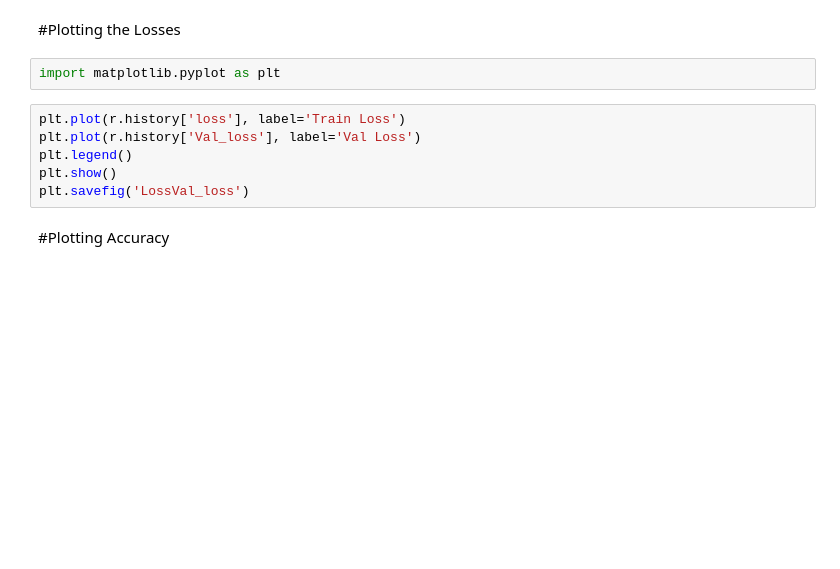
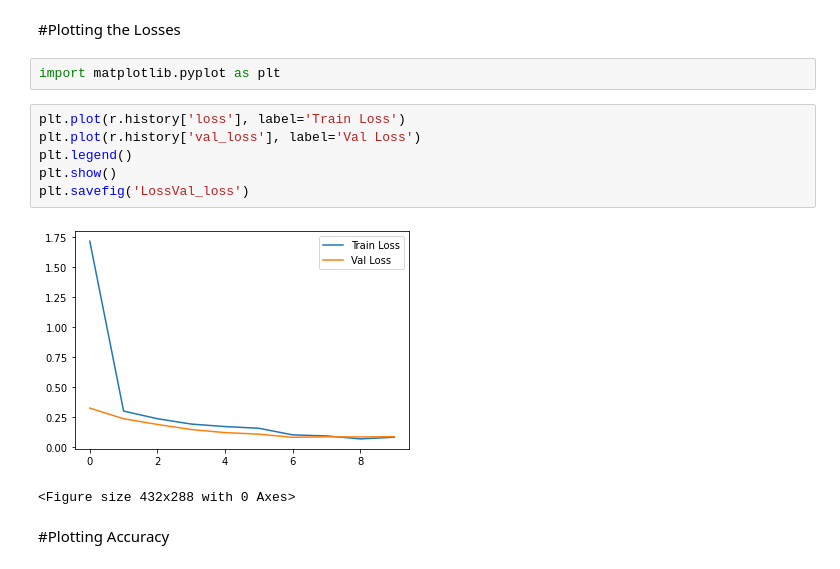
Before and after one commit to artificialcoder02/Vgg16_Image_Classifier, a Jupyter notebook: vgg16_Classifier.ipynb, the cells around one changed output. Cells and saved outputs as stored; diff of their text form; blank space fills up the shorter version.

```diff
--- a/vgg16_Classifier.ipynb
+++ b/vgg16_Classifier.ipynb
@@ -242,10 +251,13 @@ Epoch 6/10
 import matplotlib.pyplot as plt
 # %%
 plt.plot(r.history['loss'], label='Train Loss')
-plt.plot(r.history['Val_loss'], label='Val Loss')
+plt.plot(r.history['val_loss'], label='Val Loss')
 plt.legend()
 plt.show()
 plt.savefig('LossVal_loss')
+# %% [output]
+[figure, added]
+<Figure size 432x288 with 0 Axes>
 # %% [markdown]
 #Plotting Accuracy
 # %%
```
Also changed, not shown: parts of 14 cells of this notebook.
